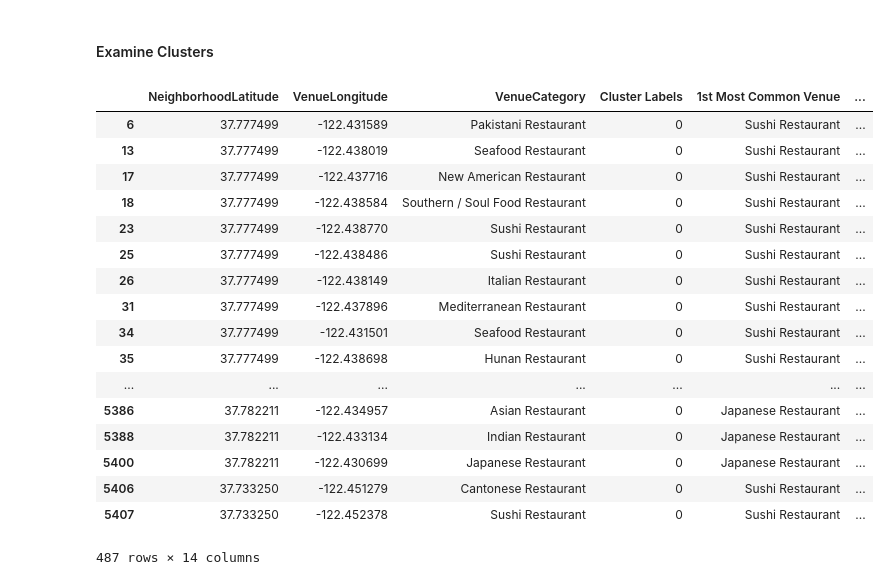
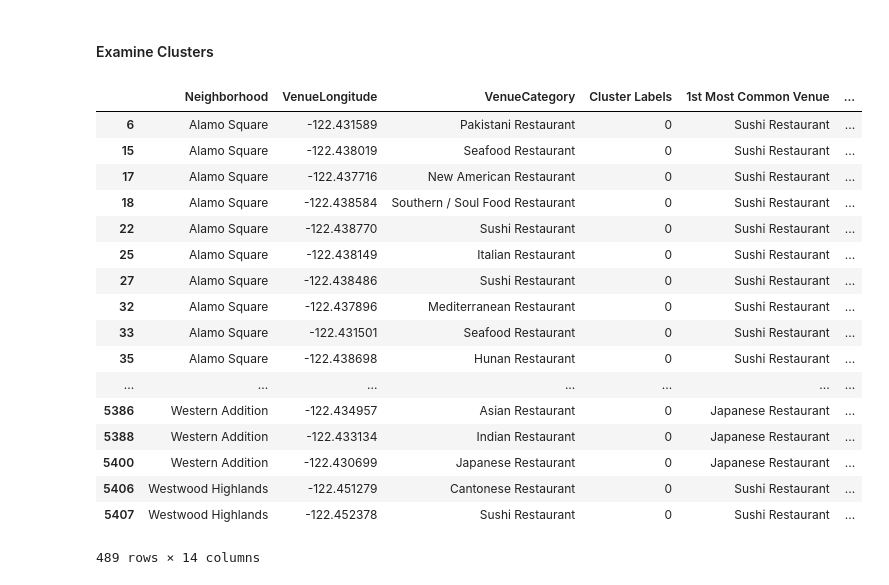
Before and after one commit to jat-in/IBM_Coursera_DataScience_Capstone, a Jupyter notebook: Capstone_Notebook.ipynb, the cells around one changed output. Cells and saved outputs as stored; diff of their text form; code cells hidden in the pictures.

```diff
--- a/Capstone_Notebook.ipynb
+++ b/Capstone_Notebook.ipynb
@@ -474,26 +474,26 @@ map_clusters
 # %%
 #Cluster 1
 
-sanfran_merged.loc[sanfran_merged['Cluster Labels'] == 0, sanfran_merged.columns[[1] + list(range(5, sanfran_merged.shape[1]))]]
+sanfran_merged.loc[sanfran_merged['Cluster Labels'] == 0, sanfran_merged.columns[[0] + list(range(5, sanfran_merged.shape[1]))]]
 # %% [output]
-|  | NeighborhoodLatitude | VenueLongitude | VenueCategory | Cluster Labels | 1st Most Common Venue | ... |
-| 6 | 37.777499 | -122.431589 | Pakistani Restaurant | 0 | Sushi Restaurant | ... |
-| 13 | 37.777499 | -122.438019 | Seafood Restaurant | 0 | Sushi Restaurant | ... |
-| 17 | 37.777499 | -122.437716 | New American Restaurant | 0 | Sushi Restaurant | ... |
-| 18 | 37.777499 | -122.438584 | Southern / Soul Food Restaurant | 0 | Sushi Restaurant | ... |
-| 23 | 37.777499 | -122.438770 | Sushi Restaurant | 0 | Sushi Restaurant | ... |
-| 25 | 37.777499 | -122.438486 | Sushi Restaurant | 0 | Sushi Restaurant | ... |
-| 26 | 37.777499 | -122.438149 | Italian Restaurant | 0 | Sushi Restaurant | ... |
-| 31 | 37.777499 | -122.437896 | Mediterranean Restaurant | 0 | Sushi Restaurant | ... |
-| 34 | 37.777499 | -122.431501 | Seafood Restaurant | 0 | Sushi Restaurant | ... |
-| 35 | 37.777499 | -122.438698 | Hunan Restaurant | 0 | Sushi Restaurant | ... |
+|  | Neighborhood | VenueLongitude | VenueCategory | Cluster Labels | 1st Most Common Venue | ... |
+| 6 | Alamo Square | -122.431589 | Pakistani Restaurant | 0 | Sushi Restaurant | ... |
+| 15 | Alamo Square | -122.438019 | Seafood Restaurant | 0 | Sushi Restaurant | ... |
+| 17 | Alamo Square | -122.437716 | New American Restaurant | 0 | Sushi Restaurant | ... |
+| 18 | Alamo Square | -122.438584 | Southern / Soul Food Restaurant | 0 | Sushi Restaurant | ... |
+| 22 | Alamo Square | -122.438770 | Sushi Restaurant | 0 | Sushi Restaurant | ... |
+| 25 | Alamo Square | -122.438149 | Italian Restaurant | 0 | Sushi Restaurant | ... |
+| 27 | Alamo Square | -122.438486 | Sushi Restaurant | 0 | Sushi Restaurant | ... |
+| 32 | Alamo Square | -122.437896 | Mediterranean Restaurant | 0 | Sushi Restaurant | ... |
+| 33 | Alamo Square | -122.431501 | Seafood Restaurant | 0 | Sushi Restaurant | ... |
+| 35 | Alamo Square | -122.438698 | Hunan Restaurant | 0 | Sushi Restaurant | ... |
 | ... | ... | ... | ... | ... | ... | ... |
-| 5386 | 37.782211 | -122.434957 | Asian Restaurant | 0 | Japanese Restaurant | ... |
-| 5388 | 37.782211 | -122.433134 | Indian Restaurant | 0 | Japanese Restaurant | ... |
-| 5400 | 37.782211 | -122.430699 | Japanese Restaurant | 0 | Japanese Restaurant | ... |
-| 5406 | 37.733250 | -122.451279 | Cantonese Restaurant | 0 | Sushi Restaurant | ... |
-| 5407 | 37.733250 | -122.452378 | Sushi Restaurant | 0 | Sushi Restaurant | ... |
+| 5386 | Western Addition | -122.434957 | Asian Restaurant | 0 | Japanese Restaurant | ... |
+| 5388 | Western Addition | -122.433134 | Indian Restaurant | 0 | Japanese Restaurant | ... |
+| 5400 | Western Addition | -122.430699 | Japanese Restaurant | 0 | Japanese Restaurant | ... |
+| 5406 | Westwood Highlands | -122.451279 | Cantonese Restaurant | 0 | Sushi Restaurant | ... |
+| 5407 | Westwood Highlands | -122.452378 | Sushi Restaurant | 0 | Sushi Restaurant | ... |
-487 rows × 14 columns
+489 rows × 14 columns
 # %%
 #Cluster 2
 
```
Also changed, not shown: parts of 9 cells of this notebook.
